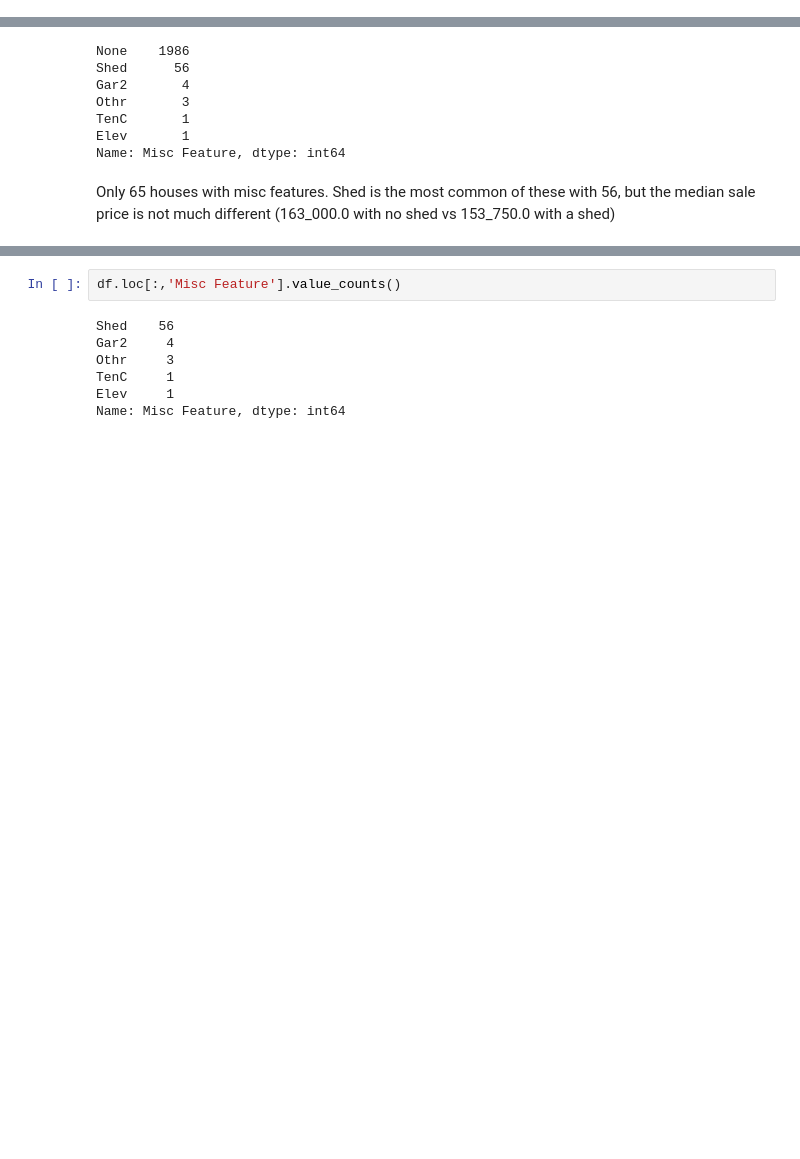
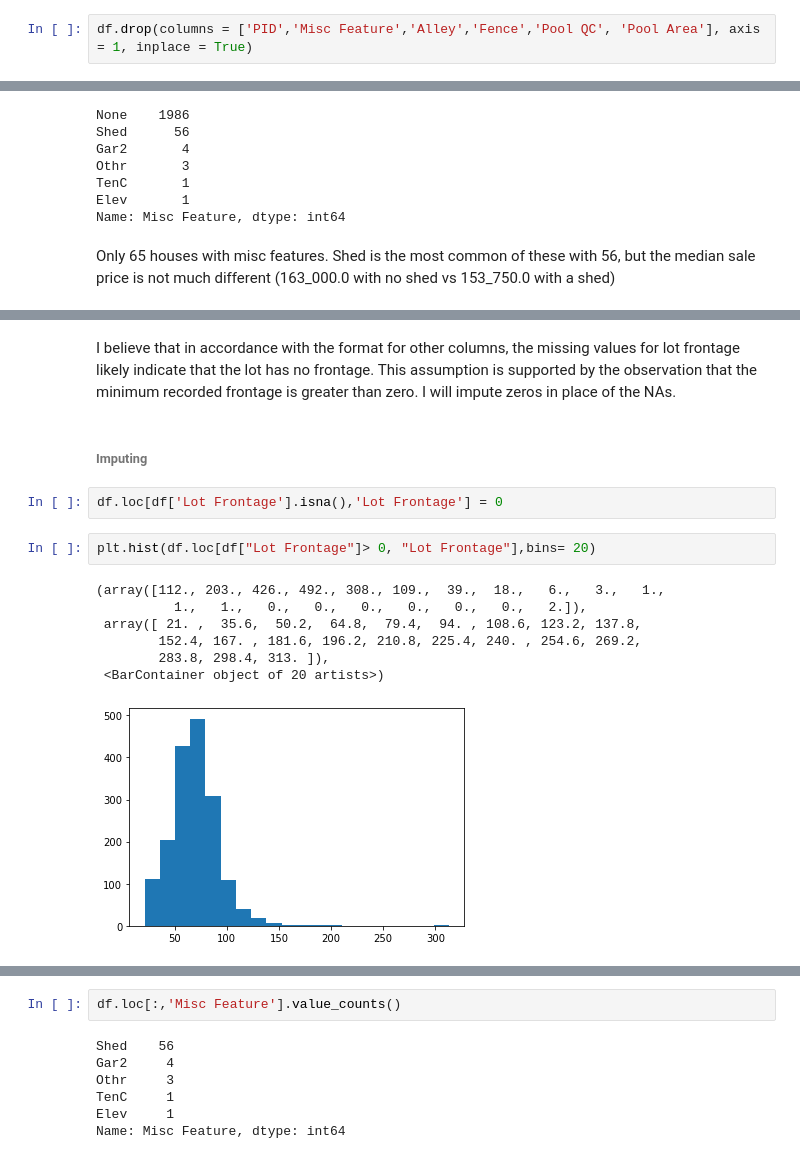
Before and after one commit to wcmohr/AmesHousing, a Jupyter notebook: notebooks/AMES_EDA.ipynb, the cells around one changed output, grey strips where cells are left out. Cells and saved outputs as stored; diff of their text form; blank space fills up the shorter version.

```diff
--- a/notebooks/AMES_EDA.ipynb
+++ b/notebooks/AMES_EDA.ipynb
@@ -103,0 +91,2 @@ There are not many Misc Features.
+# %%
+df.drop(columns = ['PID','Misc Feature','Alley','Fence','Pool QC', 'Pool Area'], axis = 1, inplace = True)
@@ -127,0 +183,16 @@ Name: SalePrice, dtype: float64
+# %% [markdown]
+I believe that in accordance with the format for other columns, the missing values for lot frontage likely indicate that the lot has no frontage.  This assumption is supported by the observation that the minimum recorded frontage is greater than zero. I will impute zeros in place of the NAs.
+# %% [markdown]
+###### Imputing
+# %%
+df.loc[df['Lot Frontage'].isna(),'Lot Frontage'] = 0
+# %%
+plt.hist(df.loc[df["Lot Frontage"]> 0, "Lot Frontage"],bins= 20)
+# %% [output]
+(array([112., 203., 426., 492., 308., 109.,  39.,  18.,   6.,   3.,   1.,
+          1.,   1.,   0.,   0.,   0.,   0.,   0.,   0.,   2.]),
+ array([ 21. ,  35.6,  50.2,  64.8,  79.4,  94. , 108.6, 123.2, 137.8,
+        152.4, 167. , 181.6, 196.2, 210.8, 225.4, 240. , 254.6, 269.2,
+        283.8, 298.4, 313. ]),
+ <BarContainer object of 20 artists>)
+[figure, added]
```
Also changed, not shown: parts of 55 cells of this notebook, 5 other files.
